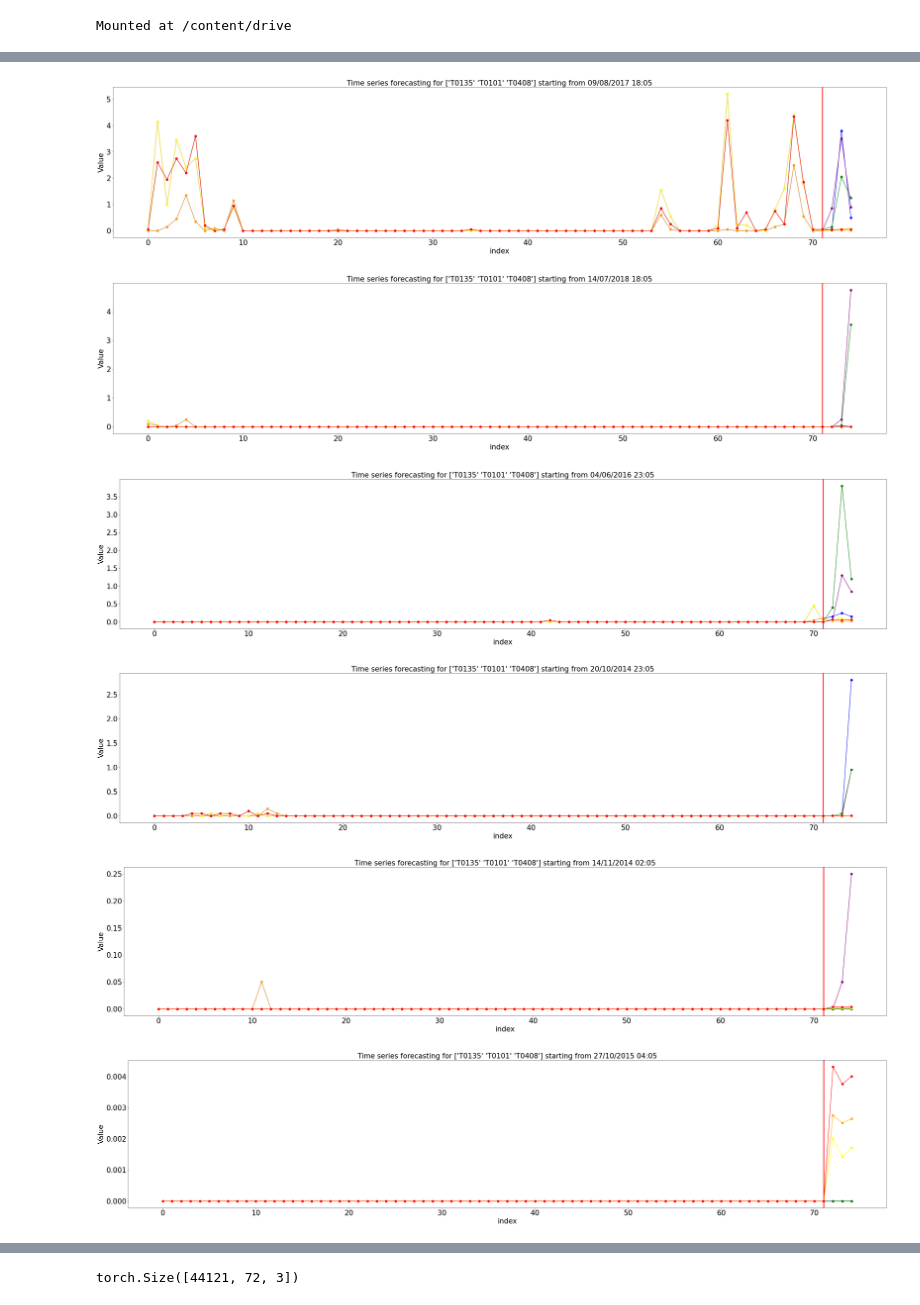
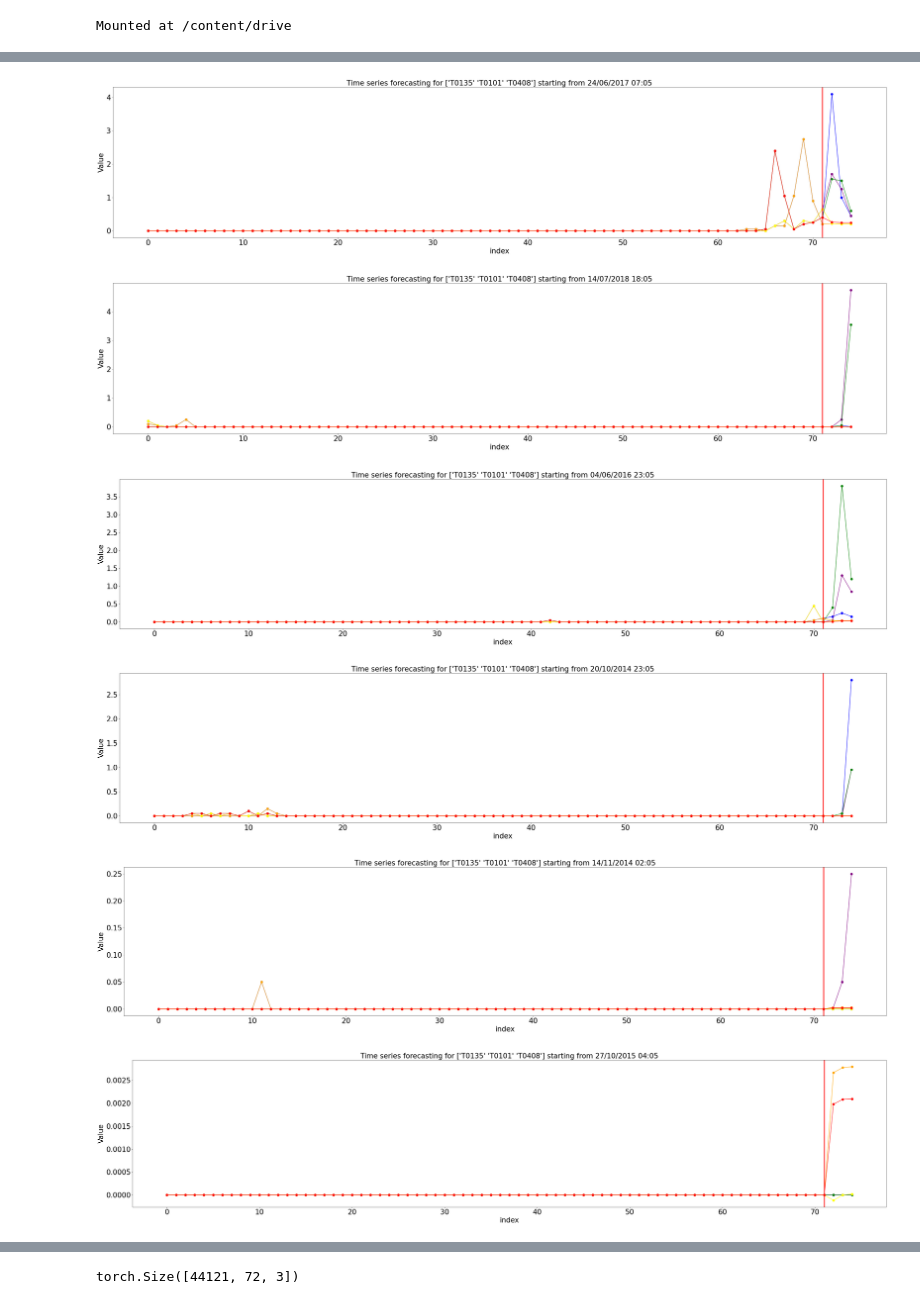
Before and after one commit to eliazonta/AI-Challenge-HIT-2022, a Jupyter notebook: python_code/notebooks/AnomalyDetection/anomaly_detection_forecasting_with_rolling_avg.ipynb, the cells around one changed output, grey strips where cells are left out. Cells and saved outputs as stored; diff of their text form; code cells hidden in the pictures.

Commit message:
Improved training
Improve training of anomaly detection forcasting for rain with more epochs.

```diff
--- a/python_code/notebooks/AnomalyDetection/anomaly_detection_forecasting_with_rolling_avg.ipynb
+++ b/python_code/notebooks/AnomalyDetection/anomaly_detection_forecasting_with_rolling_avg.ipynb
@@ -115,9 +115,9 @@ device = torch.device("cuda")
 sequence_length = dataset['train'][0]['features'].size(0)
 pred_length = dataset['train'][0]['target'].size(0)
 # Instantiate the model with hyperparameters
-model = LSTM(input_size=3, output_size=3, hidden_dim=64, num_layers=5, device = device)
-train_loss = []
-test_loss = []
+# model = LSTM(input_size=3, output_size=3, hidden_dim=64, num_layers=5, device = device)
+# train_loss = []
+# test_loss = []
 
 # We'll also set the model to the device that we defined earlier (default is CPU)
 # Daniele: Not sure if this is useless now, should check
@@ -125,14 +125,14 @@ model = model.to(device)
 #model.load_state_dict(torch.load('T0065_rad_sol_model.pt', map_location=torch.device('cpu')))
 
 # Define hyperparameters
-lr = 1e-3
+lr = 1e-4
 
 # Define Loss, Optimizer
 criterion = nn.MSELoss()#CrossEntropyLoss()
 optimizer = torch.optim.Adam(model.parameters(), lr=lr)
 
 from tqdm import tqdm
-n_epochs = 10
+n_epochs = 50
 for epoch in range(1, n_epochs + 1):
     model.train()
     loss_train_batch = []
@@ -315,36 +317,74 @@ for i in top_loss_indexes_list:
   plt.xlabel('index',fontsize=26)
   plt.xticks(fontsize=26)
   plt.yticks(fontsize=26)
 
   # find the outliers according to the validation
   # y_outliers_0 = np.where(sample_tensor_validation[i][:,0].to("cpu") == 1, np.NaN, (sample_tensor_target[i][:,0]*std + mean).to("cpu"))
   # y_outliers_1 = np.where(sample_tensor_validation[i][:,1].to("cpu") == 1, np.NaN, (sample_tensor_target[i][:,0]*std + mean).to("cpu"))
   # y_outliers_2 = np.where(sample_tensor_validation[i][:,2].to("cpu") == 1, np.NaN, (sample_tensor_target[i][:,0]*std + mean).to("cpu"))
 
   # plt.xlim(96,102)
   original_signal = torch.cat((sample_tensor_features*std + mean, sample_tensor_target*std + mean), 1)[i]
 
   plt.plot(original_signal.to("cpu")[:,0], "o-",ms=8,color="blue")
   plt.plot(original_signal.to("cpu")[:,1], "o-",ms=8,color="purple")
   plt.plot(original_signal.to("cpu")[:,2], "o-",ms=8,color="green")
 
   # plt.text(0,max(original_signal),f'Reconstruction loss = {loss[i]}',fontsize=26)
   plt.plot((reconstructed[i][:,0]*std + mean).to("cpu"),"o-",ms=8,color="orange", label = 'predicted')
   plt.plot((reconstructed[i][:,1]*std + mean).to("cpu"),"o-",ms=8,color="yellow", label = 'predicted')
   plt.plot((reconstructed[i][:,2]*std + mean).to("cpu"),"o-",ms=8,color="red", label = 'predicted')
 
   # plt.plot(np.arange(ts_len,ts_len+n_previsions), y_outliers_0, "x-",ms=15,mew=10,color="red")
   # plt.plot(np.arange(ts_len,ts_len+n_previsions), y_outliers_1, "x-",ms=15,mew=10,color="red")
   # plt.plot(np.arange(ts_len,ts_len+n_previsions), y_outliers_2, "x-",ms=15,mew=10,color="red")
 
   plt.axvline(x=ts_len-1, color='red',lw=3)
   # plt.legend(fontsize=26)
   plt.show()
   # plt.savefig('T0010_temperature_anomaly.pdf')
+  df1 = pd.DataFrame(original_signal.to("cpu")[:,0])
+  df1.to_csv(
+      os.path.join(
+          wk,
+          'rawPlotData',
+          'rain',
+          'sensor_'+str(sensor_code[0])+'_date_'+str(date[i]).replace('/','_')+'.csv'
+          )
+      )
+  df2 = pd.DataFrame(original_signal.to("cpu")[:,1])
+  df2.to_csv(
+      os.path.join(
+          wk,
+          'rawPlotData',
+          'rain',
+          'sensor_'+str(sensor_code[1])+'_date_'+str(date[i]).replace('/','_')+'.csv'
+          )
+      )
+  df3 = pd.DataFrame(original_signal.to("cpu")[:,2])
+  df3.to_csv(
+      os.path.join(
+          wk,
+          'rawPlotData',
+          'rain',
+          'sensor_'+str(sensor_code[2])+'_date_'+str(date[i]).replace('/','_')+'.csv'
+          )
+      )
+
+  for j in range(0, 2):
+    df = pd.DataFrame((reconstructed[i][:,j]*std + mean).to("cpu"))
+    df.to_csv(
+        os.path.join(
+          wk,
+          'rawPlotData',
+          'rain',
+          'reconstructed_sensor_'+str(sensor_code[j])+'_date_'+str(date[i]).replace('/','_')+'.csv'
+          )
+    )
 # %% [output]
-[figure, old version]
+[figure, new version]
 [figure]
 [figure]
 [figure]
 [figure]
-[figure, old version]
+[figure, new version]
```
Also changed, not shown: parts of 4 cells of this notebook.
